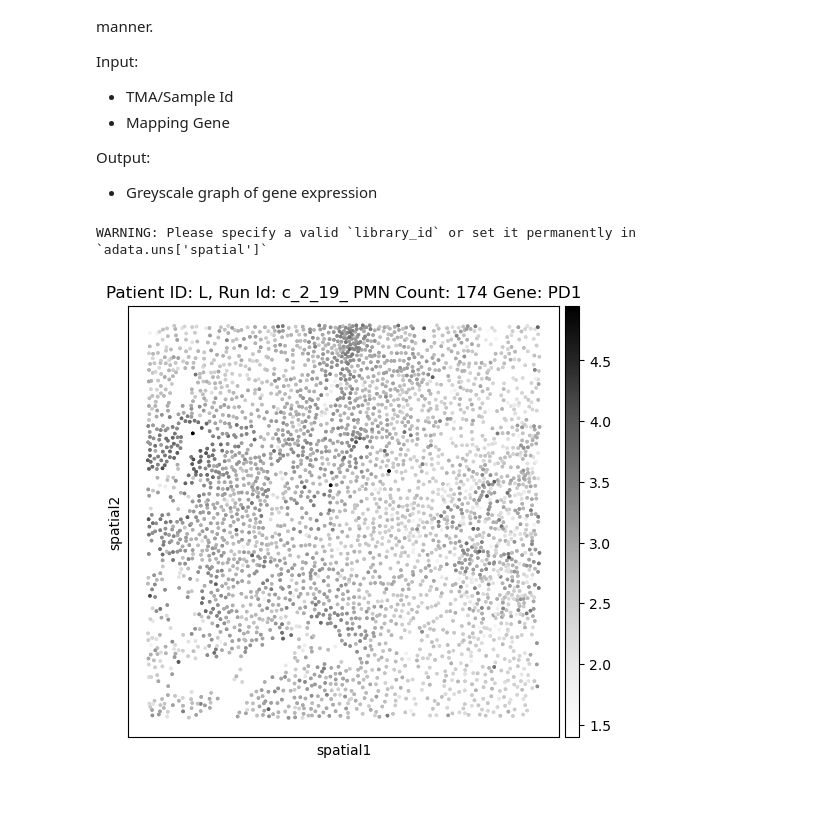
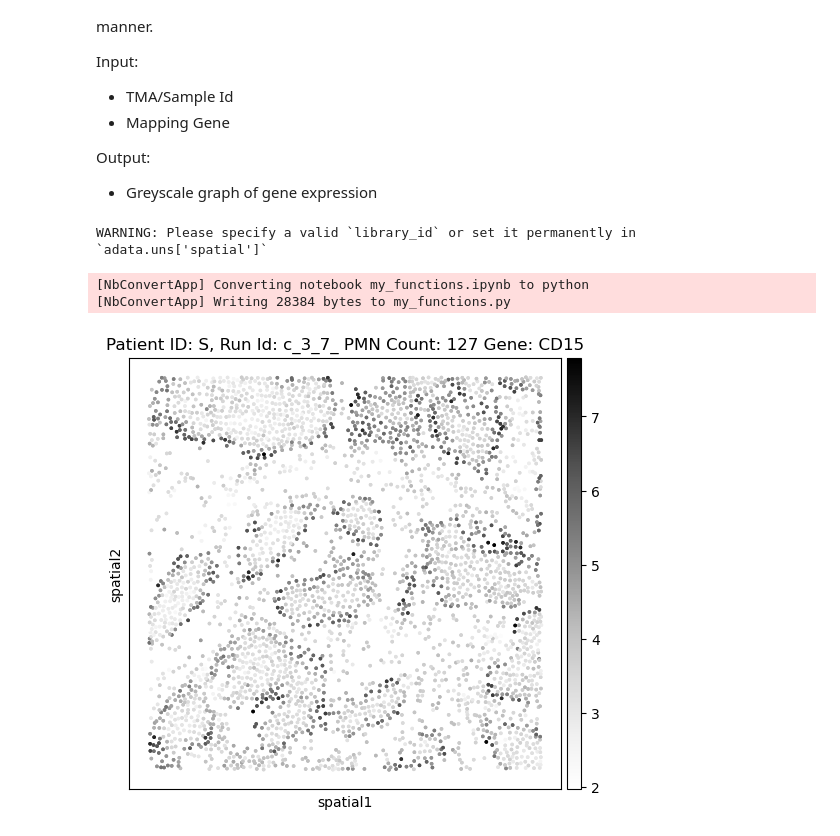
Before and after one commit to EDJohns/2025-Dinh-Lab-Research-Project, a Jupyter notebook: Shapiro 2025 Project/Python SquidPy/Protein Gene Expression.ipynb, the cells around one changed output. Saved outputs shown, nothing was run; the diff lists cells and outputs as text; code cells hidden in the pictures; blank space fills up the shorter version.

```diff
--- a/Shapiro 2025 Project/Python SquidPy/Protein Gene Expression.ipynb
+++ b/Shapiro 2025 Project/Python SquidPy/Protein Gene Expression.ipynb
@@ -155,34 +155,36 @@ import warnings
 import my_functions
 warnings.filterwarnings("ignore")
 
-cell_ID_like="c_2_19_"
-mapping_gene="PD1"
+cell_ID_like="c_3_7_"
+mapping_gene="CD15"
 
 subset = adata[adata.obs.cell_ID.str.contains(cell_ID_like)]
 pmn_count = my_functions.pmn_counter(adata, cell_ID_like)["PMN Count"]
 patient_id = subset.obs["Patient.ID"].unique()[0]
 
 # Convert to categorical without setting all 12 types
 subset.obs["merged_annot_cluster"] = subset.obs["merged_annot_cluster"].astype("category")
 
 # Get gene expression and store in obs
 gene_values = subset[:, mapping_gene].X
 if hasattr(gene_values, "toarray"):  # handle sparse matrix
     gene_values = gene_values.toarray().flatten()
 else:
     gene_values = gene_values.flatten()
 
 subset.obs[f"{mapping_gene}_expression"] = gene_values
 
 # Plot using gene expression as color
 sq.pl.spatial_scatter(
     subset,
     shape=None,
     color=f"{mapping_gene}_expression",
     size=10,
     cmap="Greys",  # optional: you can change color map
     title=f"Patient ID: {patient_id}, Run Id: {cell_ID_like} PMN Count: {pmn_count} Gene: {mapping_gene}"
 )
 # %% [output]
 WARNING: Please specify a valid `library_id` or set it permanently in `adata.uns['spatial']`
+[NbConvertApp] Converting notebook my_functions.ipynb to python
+[NbConvertApp] Writing 28384 bytes to my_functions.py
-[figure, old version]
+[figure, new version]
```
Also changed, not shown: parts of 1 cell of this notebook, 10 other files.
